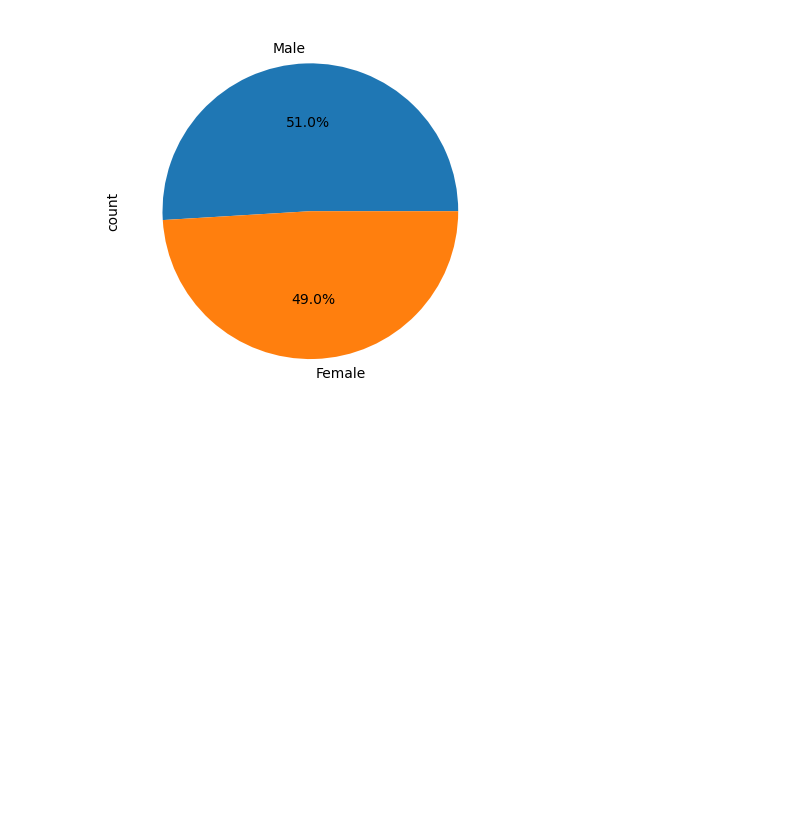
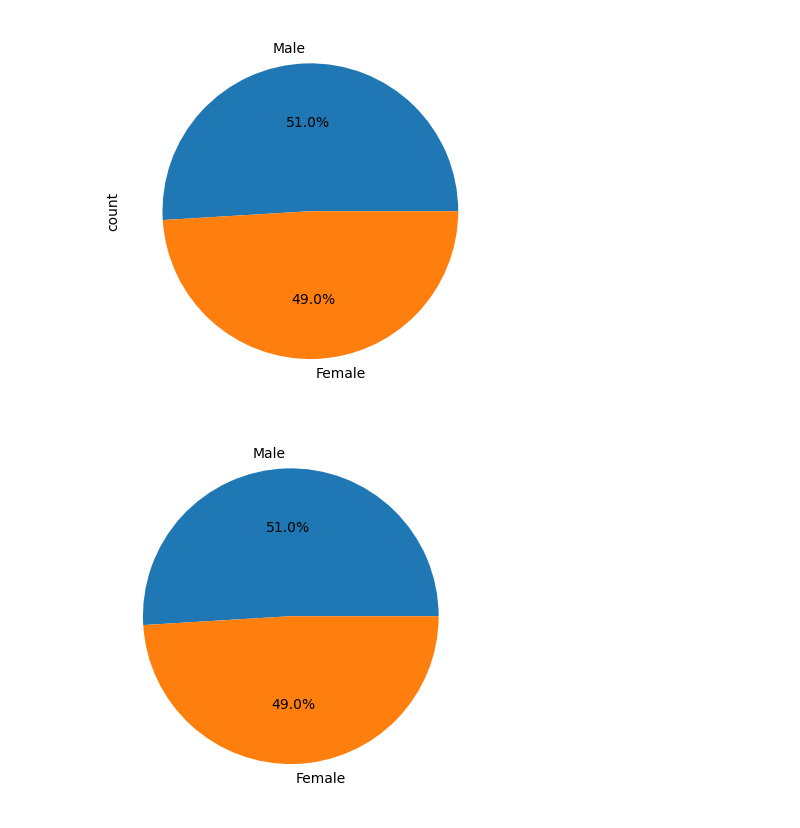
Before and after one commit to Csaldivar23/Module_5_Challenge, a Jupyter notebook: Pymaceuticals/pymaceuticals_solution.ipynb, the cells around one changed output. Saved outputs shown, nothing was run; the diff lists cells and outputs as text; code cells hidden in the pictures; blank space fills up the shorter version.

```diff
--- a/Pymaceuticals/pymaceuticals_solution.ipynb
+++ b/Pymaceuticals/pymaceuticals_solution.ipynb
@@ -189,7 +199,12 @@ female_vs_male.plot(kind="pie", autopct="%1.1f%%")
 # %%
 # Generate a pie chart, using pyplot, showing the distribution of unique female versus male mice used in the study
 
 # Get the unique mice with their gender
-
+labels = ["Male","Female"]
+sizes = [958, 922]
 
 # Make the pie chart
+plt.pie(sizes, labels=labels, autopct="%1.1f%%")
+plt.show()
+# %% [output]
+[figure, added]
```
Also changed, not shown: parts of 12 cells of this notebook, 1 other file.
